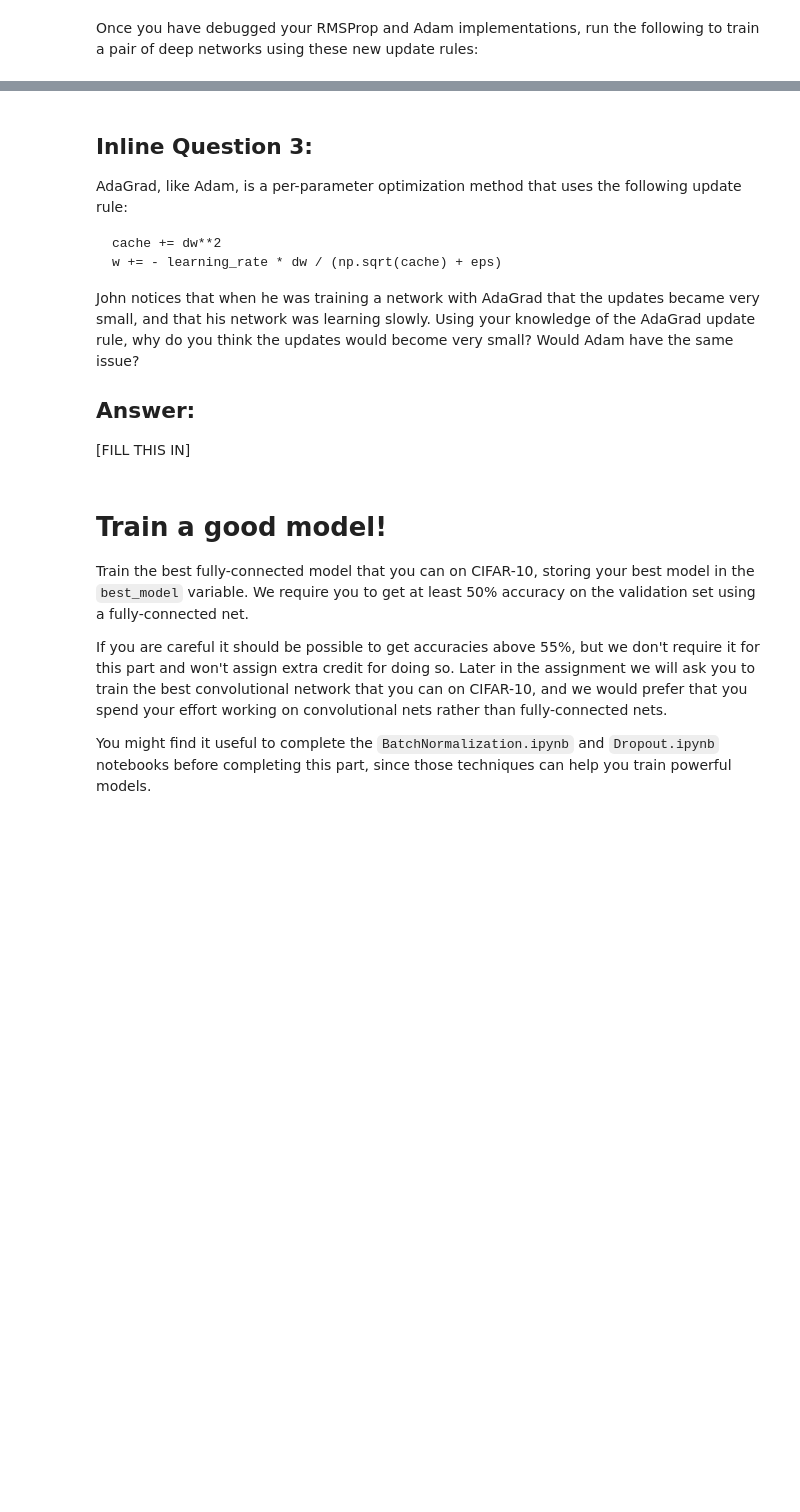
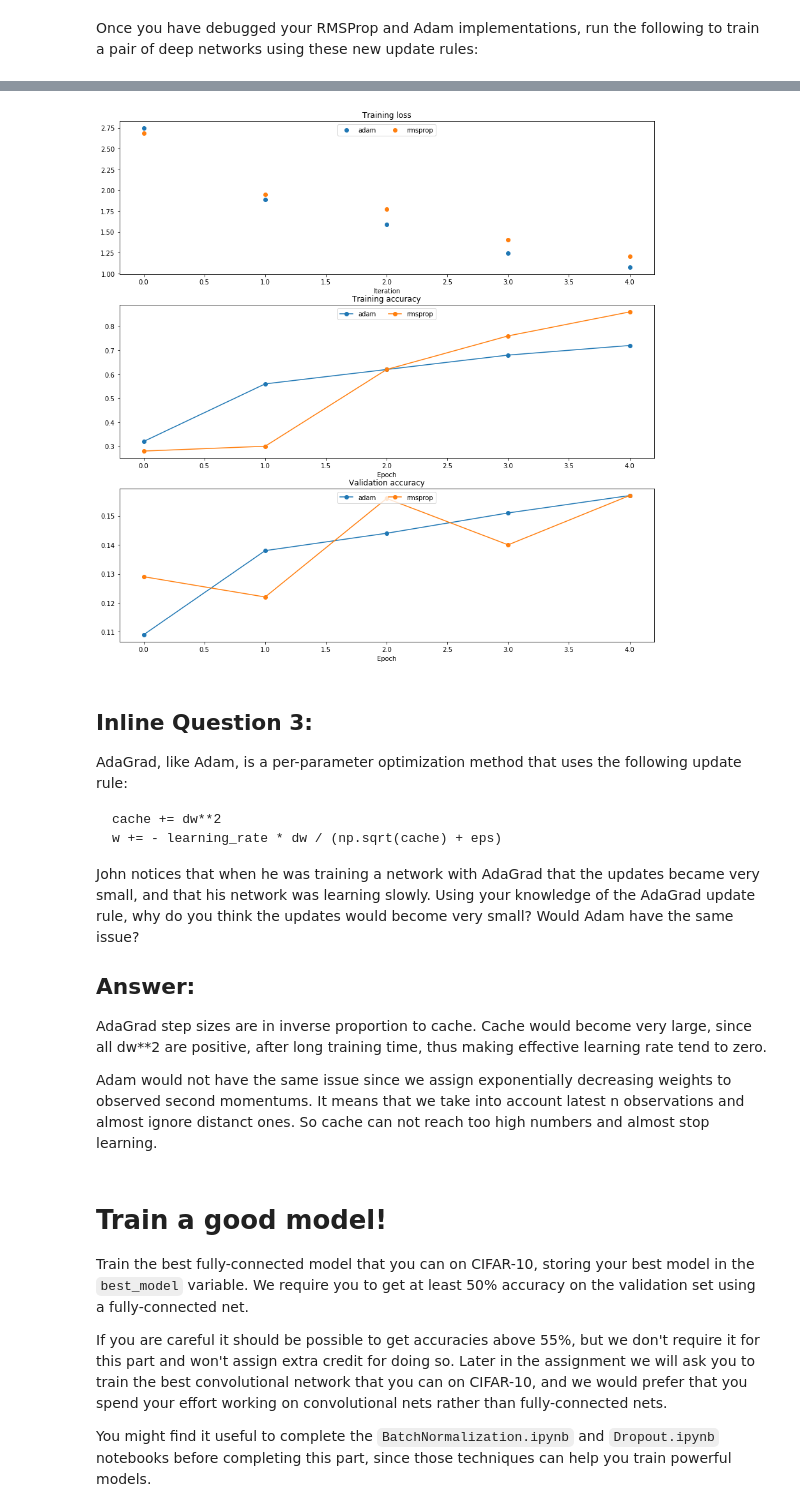
Before and after one commit to aduzhinskaya/cs231n, a Jupyter notebook: assignment2/FullyConnectedNets.ipynb, the cells around one changed output, grey strips where cells are left out. Drawn from its saved outputs; the diff is of its cells as text; code cells hidden in the pictures; blank space fills up the shorter version.

Commit message:
SGD with momentum, RMSProp and Adam

```diff
--- a/assignment2/FullyConnectedNets.ipynb
+++ b/assignment2/FullyConnectedNets.ipynb
@@ -909,6 +954,15 @@ print('m error: ', rel_error(expected_m, config['m']))
 # %% [markdown]
 Once you have debugged your RMSProp and Adam implementations, run the following to train a pair of deep networks using these new update rules:
 # %%
+num_train = 50
+small_data = {
+  'X_train': data['X_train'][:num_train],
+  'y_train': data['y_train'][:num_train],
+  'X_val': data['X_val'],
+  'y_val': data['y_val'],
+}
+
+solvers = {}
 learning_rates = {'rmsprop': 1e-4, 'adam': 1e-3}
 for update_rule in ['adam', 'rmsprop']:
   print('running with ', update_rule)
@@ -952,3 +1006,4 @@ for i in [1, 2, 3]:
   plt.legend(loc='upper center', ncol=4)
 plt.gcf().set_size_inches(15, 15)
 plt.show()
+# %% [output]
@@ -955,3 +1025,4 @@ plt.show()
+[figure, added]
 # %% [markdown]
 ## Inline Question 3:
 
@@ -966,7 +1037,9 @@ John notices that when he was training a network with AdaGrad that the updates b
 
 
 ## Answer:
-[FILL THIS IN]
+AdaGrad step sizes are in inverse proportion to cache. Cache would become very large, since all dw**2 are positive, after long training time, thus making effective learning rate tend to zero.
+
+Adam would not have the same issue since we assign exponentially decreasing weights to observed second momentums. It means that we take into account latest n observations and almost ignore distanct ones. So cache can not reach too high numbers and almost stop learning.
 # %% [markdown]
 # Train a good model!
 Train the best fully-connected model that you can on CIFAR-10, storing your best model in the `best_model` variable. We require you to get at least 50% accuracy on the validation set using a fully-connected net.
```
Also changed, not shown: parts of 11 cells of this notebook, 1 other file.
